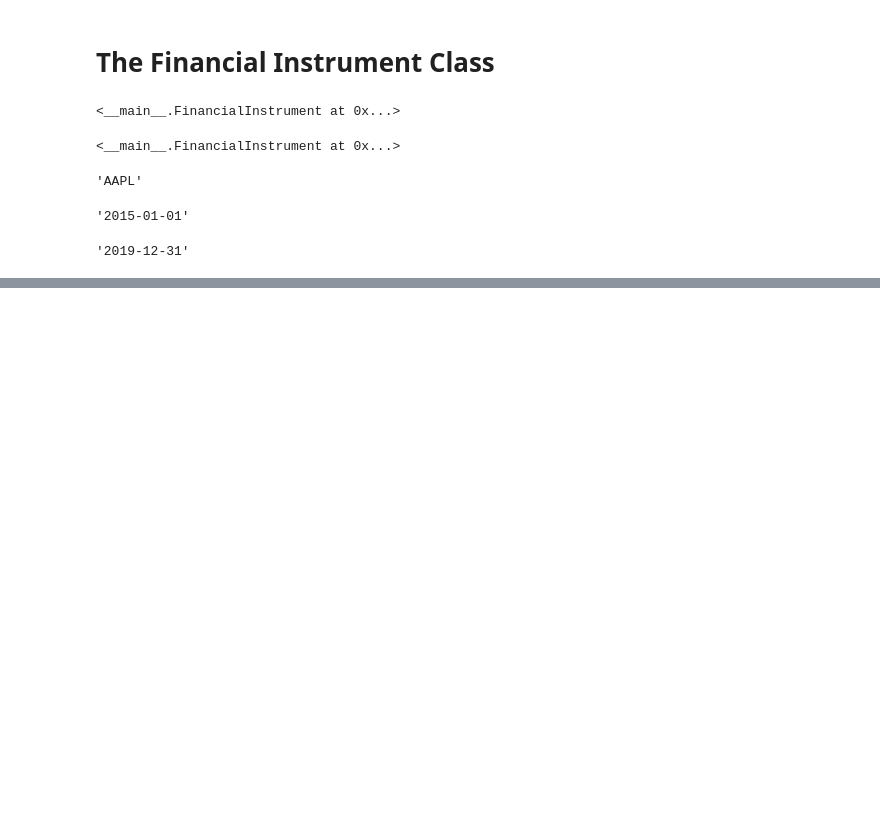
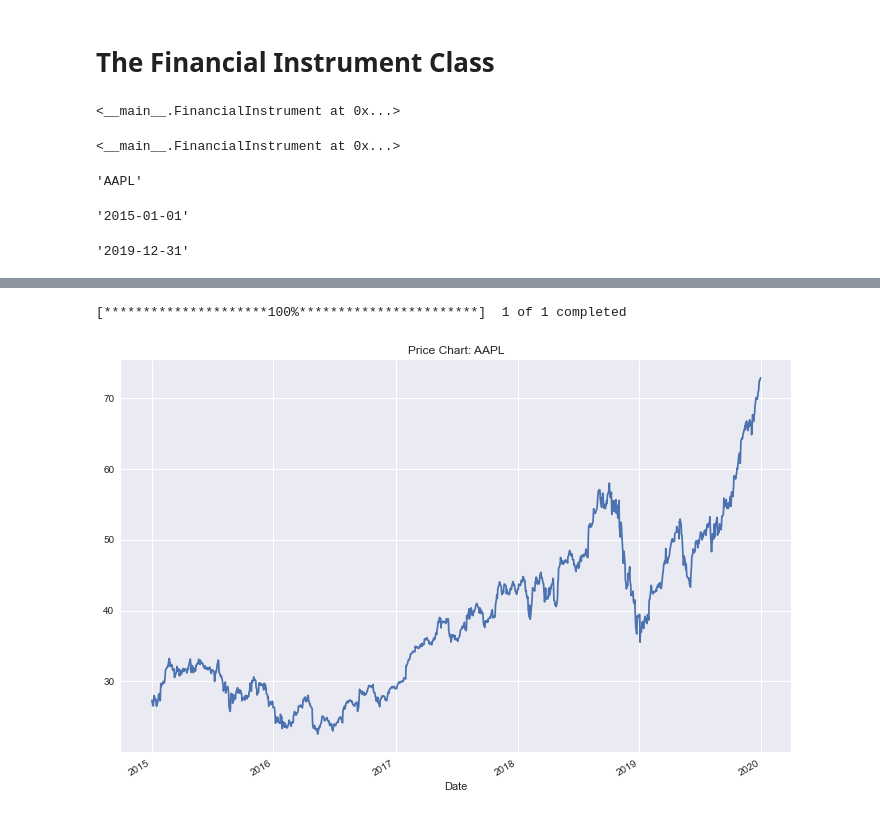
Before and after one commit to Jayce77/pythonDataCookbook, a Jupyter notebook: financialInstrumentClass.ipynb, the cells around one changed output, grey strips where cells are left out. Cells and saved outputs as stored; diff of their text form; code cells hidden in the pictures; blank space fills up the shorter version.

```diff
--- a/financialInstrumentClass.ipynb
+++ b/financialInstrumentClass.ipynb
@@ -33,0 +95,11 @@ stock.end
+# %%
+class FinancialInstrument():
+    def __init__(self, ticker, start, end):
+        self.ticker = ticker
+        self.start = start
+        self.end = end
+        self.get_data()
+    def get_data(self):
+        raw = yf.download(self.ticker, self.start, self.end).Close.to_frame()
+        raw.rename(columns={'Close':'price'}, inplace=True)
+        self.data = raw
@@ -33,0 +210,34 @@ stock.end
+# %%
+class FinancialInstrument():
+    def __init__(self, ticker, start, end):
+        self.ticker = ticker
+        self.start = start
+        self.end = end
+        self.get_data()
+        self.log_returns()
+    def __repr__(self):
+        return 'FinancialInstrument(ticker = {}, start = {}, end = {})'.format(self.ticker, self.start, self.end)
+    def get_data(self):
+        raw = yf.download(self.ticker, self.start, self.end).Close.to_frame()
+        raw.rename(columns={'Close':'price'}, inplace=True)
+        self.data = raw
+    def log_returns(self):
+        self.data['log_returns'] = np.log(self.data.price/self.data.price.shift(1))
+    def plot_prices(self):
+        self.data.price.plot(figsize=(12,8))
+        plt.title('Price Chart: {}'.format(self.ticker, fontsize=15))
+    def plot_returns(self, kind='ts'):
+        if kind == 'ts':
+            self.data.log_returns.plot(figsize=(12,8))
+            plt.title('Returns: {}'.format(self.ticker), fontsize=15)
+        elif kind == 'hist':
+            self.data.log_returns.hist(figsize=(12,8), bins=int(np.sqrt(len(self.data))))
+            plt.title('Frequency of Returns: {}'.format(self.ticker, fontsize=15))
+# %%
+stock = FinancialInstrument('AAPL', '2015-01-01', '2019-12-31')
+# %% [output]
+[*********************100%***********************]  1 of 1 completed
+# %%
+stock.plot_prices()
+# %% [output]
+[figure, added]
```
Also changed, not shown: parts of 32 cells of this notebook.
